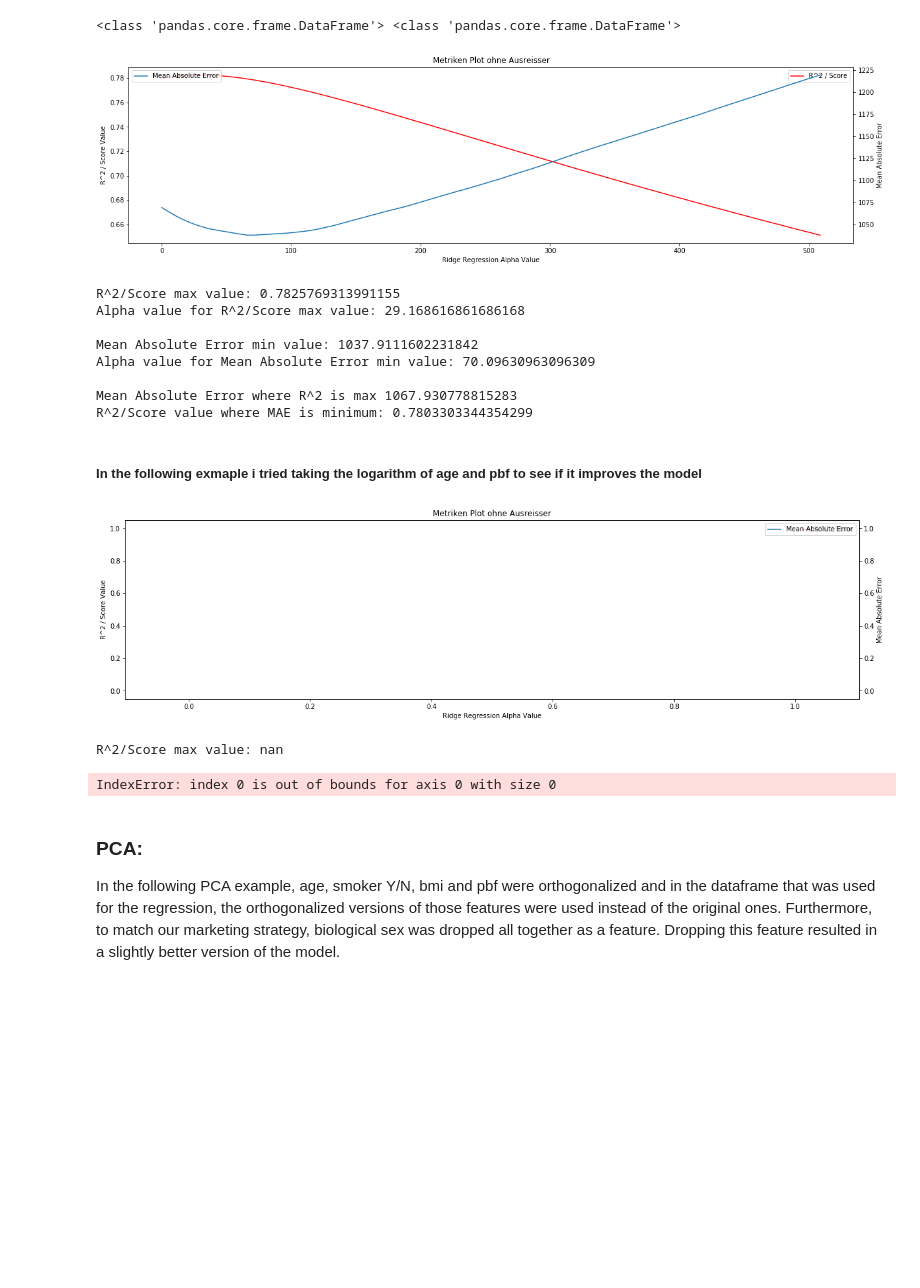
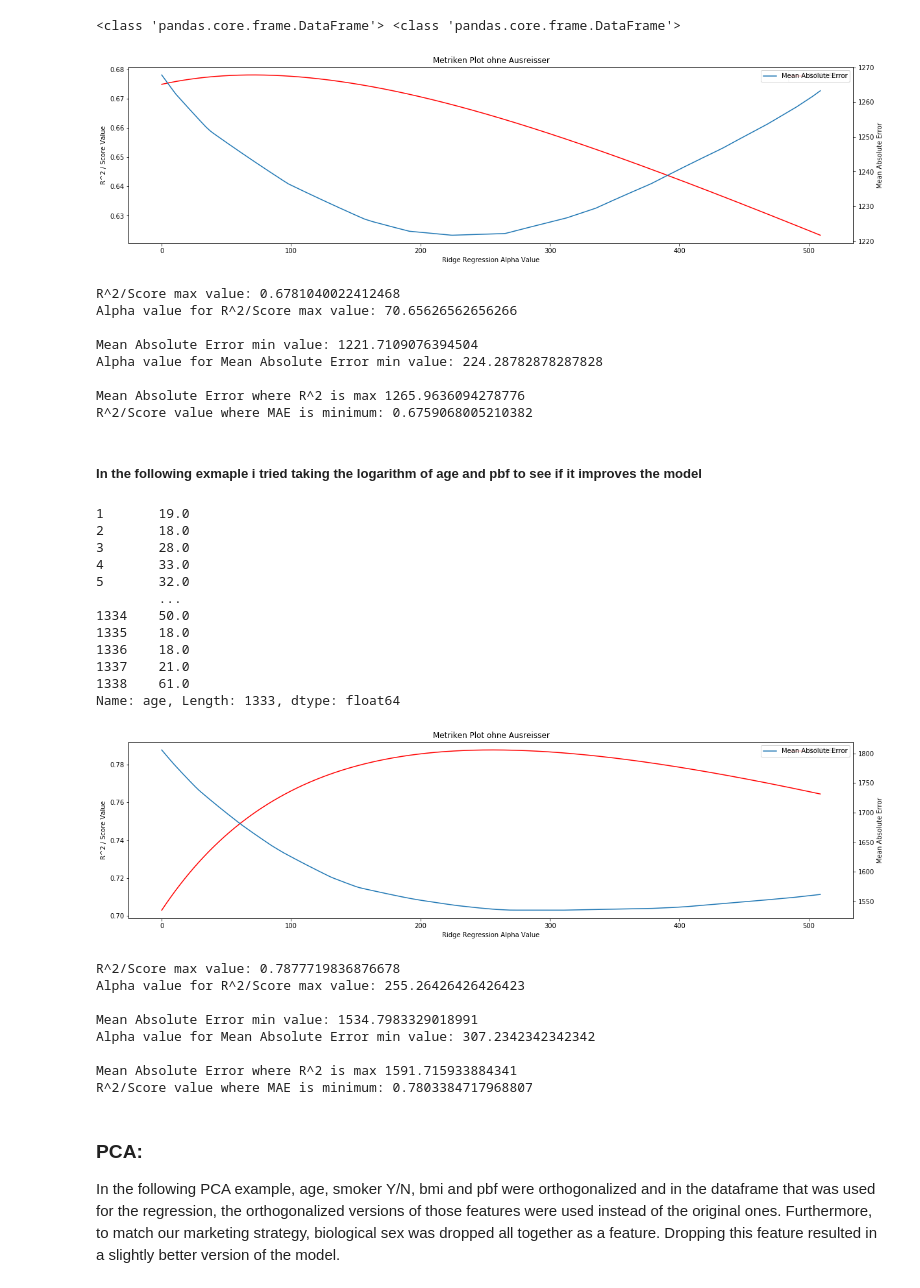
Before and after one commit to challenge-healthcare/regression, a Jupyter notebook: Main.ipynb, the cells around one changed output. Saved outputs shown, nothing was run; the diff lists cells and outputs as text; code cells hidden in the pictures; blank space fills up the shorter version.

```diff
--- a/Main.ipynb
+++ b/Main.ipynb
@@ -105,6 +105,7 @@ class RidgeRegression(BaseEstimator):
         self.beta_ = None
         # values of cost function along gradient descent iterations
         self.costs_ = []
+        self.bins = [0, 5000, 10000, 20000, 100000]
 
     def fit(self,X,y):
         if(self.opt_method == "neq"):
@@ -152,7 +153,8 @@ class RidgeRegression(BaseEstimator):
 
         raise Exception("Model coefficient haven't been calculated yet. Please call the specific functions to calculate the coefficients.")
 
-    def score(self,y,y_hat):
+    @staticmethod
+    def score(y,y_hat):
         '''Returns R^2 for given input/output data given the model
         coefficients. 1 - (sum of squares of residuals / total sum of squares) | sum of squares = sum of (yi - mean(y))^2
         '''
@@ -169,6 +171,11 @@ class RidgeRegression(BaseEstimator):
     def mae(y, y_hat):
         mae =  (1 / len(y)) * np.sum(abs(y-y_hat))
         return mae
+
+    @staticmethod
+    def scoreLevels(y, y_hat):
+        mae =  (1 / len(y)) * np.sum(abs(y-y_hat))
+        return mae
 # %%
 from sklearn.model_selection import train_test_split
 
@@ -181,7 +188,7 @@ print(input)
 input = np.array(input)
 
 train_input, test_input, train_labels, test_labels = \
-    train_test_split(input, labels, test_size = 0.1, random_state = 42)
+    train_test_split(input, labels, test_size = 0.2, random_state = 42)
 # %% [output]
       age  sex  children  smoker  canton    pbf
 1      19    0         0       0       0  35.94
@@ -453,7 +465,7 @@ print(type(data_non_smoker), type(data_no_outliers))
 # %%
 labels = np.array(data_smoker['charges'])
 # The data we want to split = 'input'
-input = data_smoker.drop('charges', axis=1).drop('charges_level', axis=1).drop('bmi', axis = 1).drop('smoker', axis = 1)
+input = data_smoker.drop('charges', axis=1).drop('charges_level', axis=1).drop('bmi', axis = 1).drop('smoker', axis = 1).drop('sex', axis = 1)
 
 # The argument for the split function has to be an array
 input_list = list(input.columns)
@@ -507,30 +519,29 @@ print("")
 print("Mean Absolute Error where R^2 is max", maeArray[alphaRange[np.where(scoreArray == np.amax(scoreArray))][0].round(decimals=0).astype(np.int64)])
 print("R^2/Score value where MAE is minimum:", scoreArray[alphaRange[np.where(maeArray == np.amin(maeArray))][0].round(decimals=0).astype(np.int64)])
 # %% [output]
-[figure, old version]
+[figure, new version]
-R^2/Score max value: 0.7825769313991155
-Alpha value for R^2/Score max value: 29.168616861686168
+R^2/Score max value: 0.6781040022412468
+Alpha value for R^2/Score max value: 70.65626562656266
 
-Mean Absolute Error min value: 1037.9111602231842
-Alpha value for Mean Absolute Error min value: 70.09630963096309
+Mean Absolute Error min value: 1221.7109076394504
+Alpha value for Mean Absolute Error min value: 224.28782878287828
 
-Mean Absolute Error where R^2 is max 1067.930778815283
-R^2/Score value where MAE is minimum: 0.7803303344354299
+Mean Absolute Error where R^2 is max 1265.9636094278776
+R^2/Score value where MAE is minimum: 0.6759068005210382
 # %% [markdown]
 ##### In the following exmaple i tried taking the logarithm of age and pbf to see if it improves the model
 # %%
 labels = np.array(data_no_outliers['charges'])
 # The data we want to split = 'input'
-input = data_no_outliers.drop('charges', axis=1).drop('charges_level', axis=1).drop('bmi', axis = 1)
+data_no_outliers_log = data_no_outliers.copy()
+print(data_no_outliers_log["age"].astype('float64'))
+input = data_no_outliers_log.drop('charges', axis=1).drop('charges_level', axis=1).drop('bmi', axis = 1)
 
 # The argument for the split function has to be an array
 input_list = list(input.columns)
 input = np.array(input)
 
 alphaRange = np.linspace(0, 509, 1000)
-
-input[:,0] = np.log(input[:,0])
-input[:,5] = np.log(input[:,5])
 
 train_input, test_input, train_labels, test_labels = \
 train_test_split(input, labels, test_size = 0.1, random_state = 42)
@@ -548,36 +559,54 @@ for j in alphaRange:
     mae = RidgeRegressor.mae(test_labels, predics)
     maeArray.append(mae)
     scoreArray.append(score)
 
 plt.rcParams["figure.figsize"] = (20,5)
 
 fig1, ax1 = plt.subplots() # two axes on figure
 ax1.plot(alphaRange, scoreArray, label="R^2 / Score", color = "r")
 ax1.set_xlabel("Ridge Regression Alpha Value")
 ax1.set_ylabel("R^2 / Score Value")
 plt.legend()
 
 ax2 = ax1.twinx()
 ax2.plot(alphaRange, maeArray, label="Mean Absolute Error")
 ax2.set_xlabel("Ridge Regression Alpha Value")
 ax2.set_ylabel("Mean Absolute Error")
 
 plt.title("Metriken Plot ohne Ausreisser")
 plt.legend()
 plt.show()
 
 print("R^2/Score max value:", np.amax(scoreArray))
 print("Alpha value for R^2/Score max value:", alphaRange[np.where(scoreArray == np.amax(scoreArray))][0])
 print("")
 print("Mean Absolute Error min value:", np.amin(maeArray))
 print("Alpha value for Mean Absolute Error min value:", alphaRange[np.where(maeArray == np.amin(maeArray))][0])
 print("")
 print("Mean Absolute Error where R^2 is max", maeArray[alphaRange[np.where(scoreArray == np.amax(scoreArray))][0].round(decimals=0).astype(np.int64)])
 print("R^2/Score value where MAE is minimum:", scoreArray[alphaRange[np.where(maeArray == np.amin(maeArray))][0].round(decimals=0).astype(np.int64)])
 # %% [output]
+1       19.0
+2       18.0
+3       28.0
+4       33.0
+5       32.0
+        ...
+1334    50.0
+1335    18.0
+1336    18.0
+1337    21.0
+1338    61.0
+Name: age, Length: 1333, dtype: float64
-[figure, old version]
+[figure, new version]
-R^2/Score max value: nan
-IndexError: index 0 is out of bounds for axis 0 with size 0
+R^2/Score max value: 0.7877719836876678
+Alpha value for R^2/Score max value: 255.26426426426423
+
+Mean Absolute Error min value: 1534.7983329018991
+Alpha value for Mean Absolute Error min value: 307.2342342342342
+
+Mean Absolute Error where R^2 is max 1591.715933884341
+R^2/Score value where MAE is minimum: 0.7803384717968807
 # %% [markdown]
 ### PCA:
 
```
Also changed, not shown: parts of 13 cells of this notebook.
